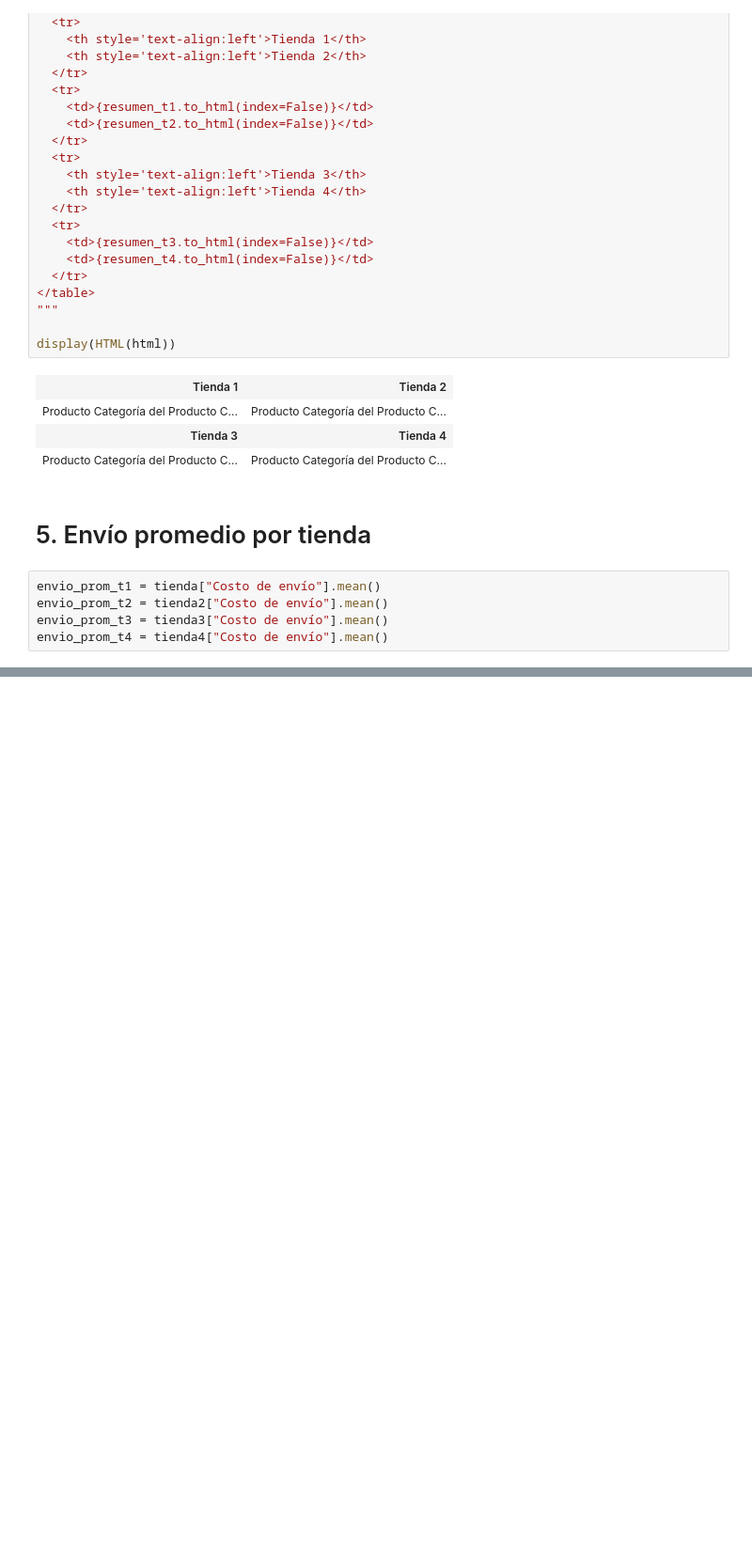
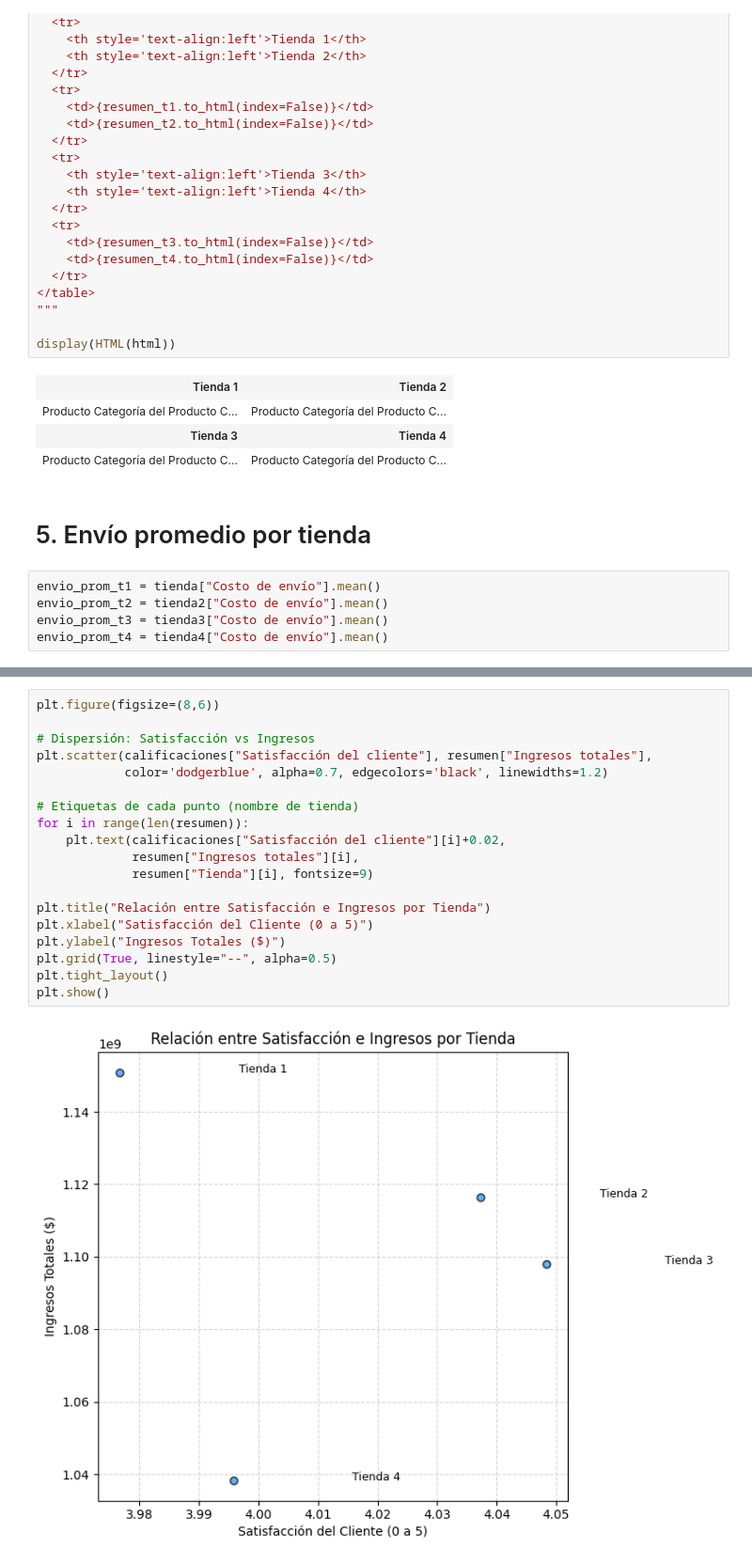
Before and after one commit to lux1129/La-vuelta-de-don-Juan., a Jupyter notebook: AluraStoreLatam.ipynb, the cells around one changed output, grey strips where cells are left out. Shown: that part at 94% size. Drawn from its saved outputs; the diff is of its cells as text; blank space fills up the shorter version.

```diff
--- a/AluraStoreLatam.ipynb
+++ b/AluraStoreLatam.ipynb
@@ -163,0 +194,21 @@ envio_prom_t4 = tienda4["Costo de envío"].mean()
+# %%
+plt.figure(figsize=(8,6))
+
+# Dispersión: Satisfacción vs Ingresos
+plt.scatter(calificaciones["Satisfacción del cliente"], resumen["Ingresos totales"],
+            color='dodgerblue', alpha=0.7, edgecolors='black', linewidths=1.2)
+
+# Etiquetas de cada punto (nombre de tienda)
+for i in range(len(resumen)):
+    plt.text(calificaciones["Satisfacción del cliente"][i]+0.02,
+             resumen["Ingresos totales"][i],
+             resumen["Tienda"][i], fontsize=9)
+
+plt.title("Relación entre Satisfacción e Ingresos por Tienda")
+plt.xlabel("Satisfacción del Cliente (0 a 5)")
+plt.ylabel("Ingresos Totales ($)")
+plt.grid(True, linestyle="--", alpha=0.5)
+plt.tight_layout()
+plt.show()
+# %% [output]
+[figure, added]
```
Also changed, not shown: parts of 7 cells of this notebook.
